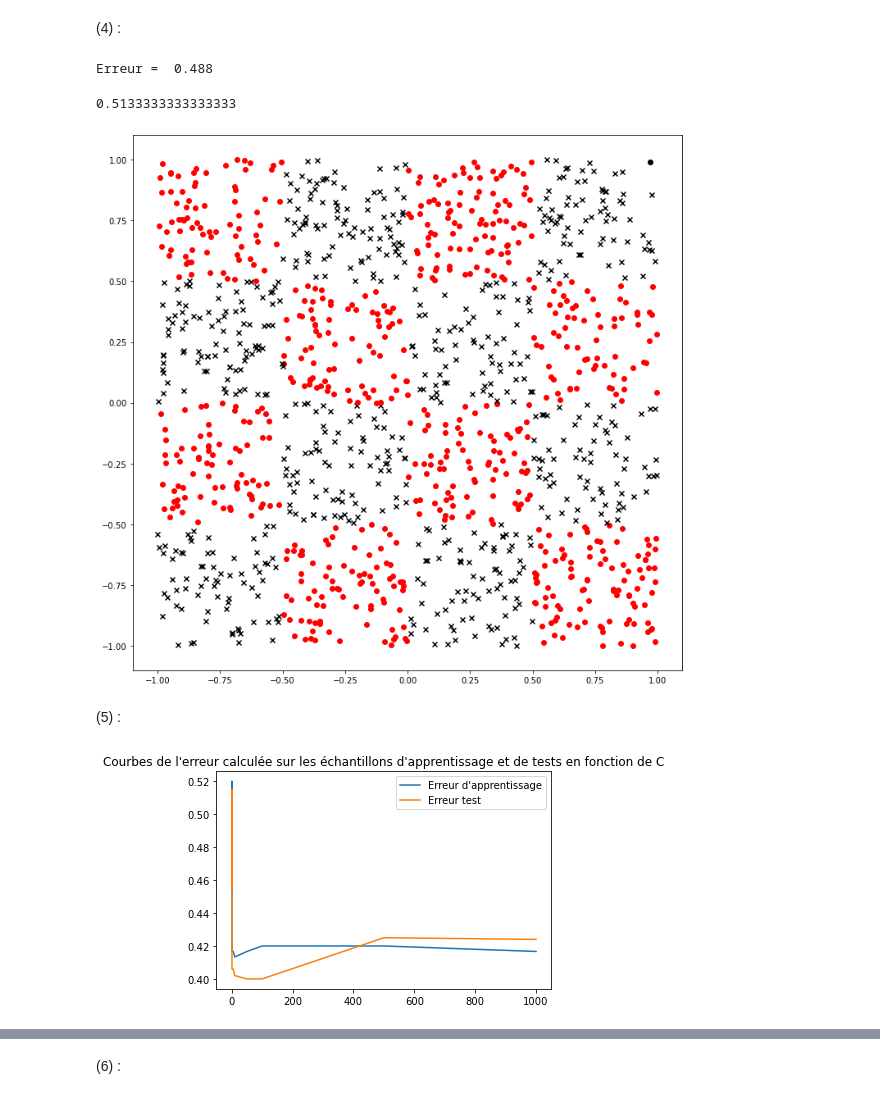
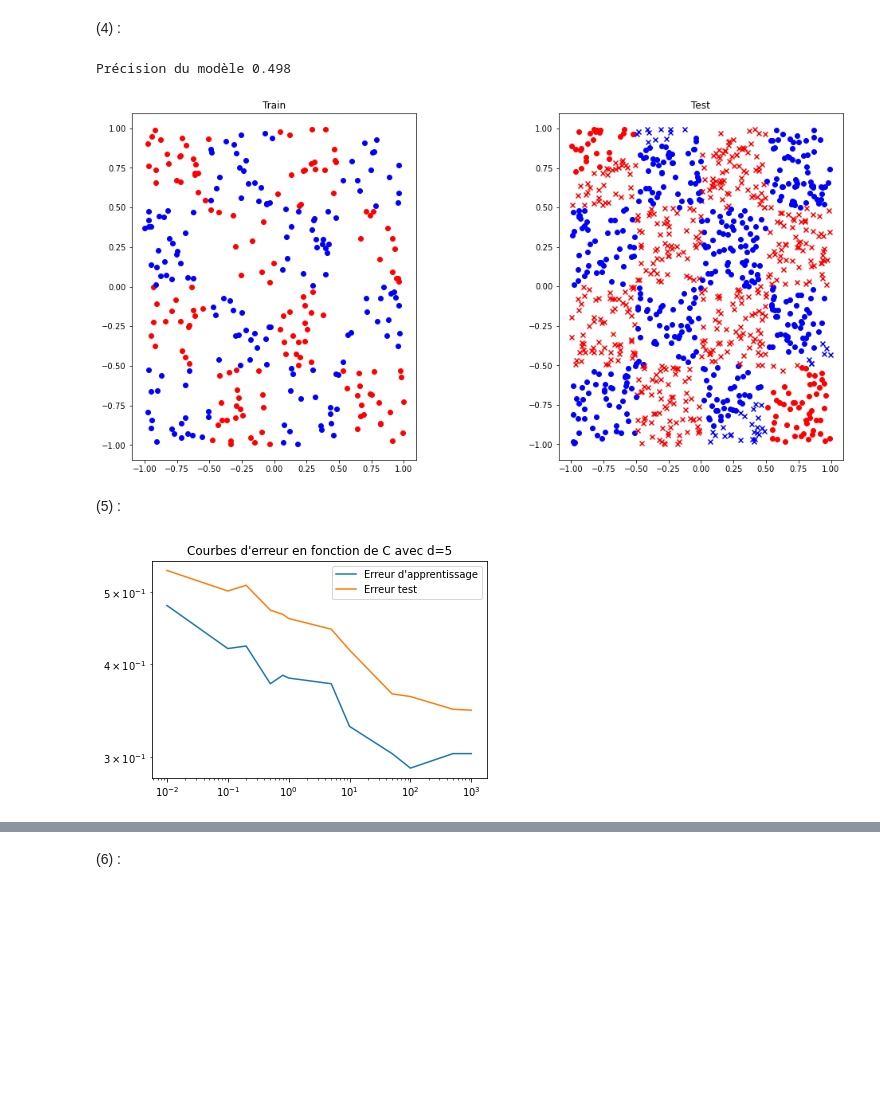
Before and after one commit to Dani-Halegua/Big_Data, a Jupyter notebook: TP3_Halegua_Champesting_Leroy.ipynb, the cells around one changed output, grey strips where cells are left out. Saved outputs shown, nothing was run; the diff lists cells and outputs as text; code cells hidden in the pictures; blank space fills up the shorter version.

```diff
--- a/TP3_Halegua_Champesting_Leroy.ipynb
+++ b/TP3_Halegua_Champesting_Leroy.ipynb
@@ -32,25 +58,19 @@ X_train, y_train, X_test, y_test = ech_train_test(nbApp, nbTest)
 # %% [markdown]
 (2) :
 # %%
-def transform(x1,x2,dpoly):
-    f = []
-    for i in range (1,dpoly):
-        for j in range(1,dpoly):
-            if(i+j)<dpoly+1:
-                f+=[(x1**(i+1))*(x2**(j+1))] #calcul de feature
-    return np.array(f)
 
 def create_data(X,dpoly): #effectue la transformation sur un echantillon
-    n = X.shape[0]
-    s=0
-    for i in range(1,dpoly):
-        s+=i
-    df = np.zeros((n,s))
-
-    for j in range(n):
-        for i in range (s):
-            df[j,i] = transform(X[j][0],X[j][1],dpoly)[i]
-    return pd.DataFrame(df)
+    dim=0
+    for i in range(dpoly+1):
+        for j in range(dpoly+1-i):
+            dim+=1
+    X_features=np.zeros((len(X),dim))
+    dim=0
+    for i in range(dpoly+1):
+        for j in range(dpoly+1-i):
+            X_features[:,dim]=X[:,0]**i*X[:,1]**j
+            dim+=1
+    return pd.DataFrame(X_features)
 # %% [markdown]
 (3) :
 # %%
@@ -78,19 +101,13 @@ from sklearn.svm import SVC
 # %%
-C = 1/10
+C = 0.1
 clf = SVC(C=C, kernel='linear')
 clf.fit(X_train2,y_train)
 y_pred = clf.predict(X_test2)
 # %% [markdown]
 (4) :
 # %%
-cpt=0
-for i in range(len(y_test)):
-    if (y_pred[i]!=y_test[i]):
-        cpt+=1
 
-print("Erreur = ", cpt/len(y_test))
-clf.score(X_train2,y_train)
+print("Précision du modèle",AS(y_pred,y_test))
 # %% [output]
-Erreur =  0.488
+Précision du modèle 0.498
-0.5133333333333333
 # %%
@@ -133,27 +138,29 @@ def afficher(poly_gauss,X_train,y_train,X_test,y_test,dpoly,C,kernel):
     plt.show()
 # %%
-afficher(1,X_train,y_train,X_test,y_test, 5, 1/10,'linear')
+afficher(X_train,y_train,X_test,y_test,y_pred)
 # %% [output]
-[figure, old version]
+[figure, new version]
 # %% [markdown]
 (5) :
 # %%
+from tqdm import tqdm
 C=[.01,.1,.2,.5,.8,1,5,10,50,100,500,1000]
 err_test=[]
 err_train=[]
-for c in C:
+for c in tqdm(C):
     clf = SVC(C=c, kernel='linear')
     clf.fit(X_train2,y_train)
+    y_pred = clf.predict(X_test2)
     err_train+=[1-clf.score(X_train2,y_train)]
-    err_test+=[1-clf.score(X_test2,y_test)]
+    err_test+=[1-AS(y_pred,y_test)]
 
-plt.title("Courbes de l'erreur calculée sur les échantillons d'apprentissage et de tests en fonction de C")
-plt.plot(C,err_train,label="Erreur d'apprentissage")
-plt.plot(C,err_test,label="Erreur test")
+plt.title("Courbes d'erreur en fonction de C avec d=5")
+plt.loglog(C,err_train,label="Erreur d'apprentissage")
+plt.loglog(C,err_test,label="Erreur test")
 plt.legend()
 plt.show()
 # %% [output]
-[figure, old version]
+[figure, new version]
 # %%
 err_train
 # %% [output]
```
Also changed, not shown: parts of 50 cells of this notebook, 6 other files.
